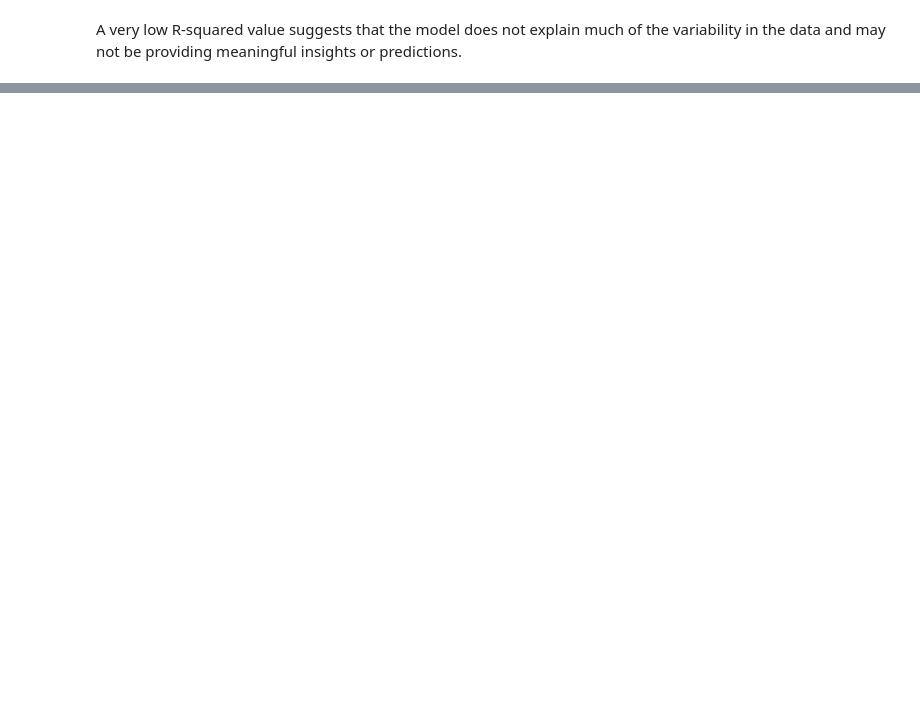
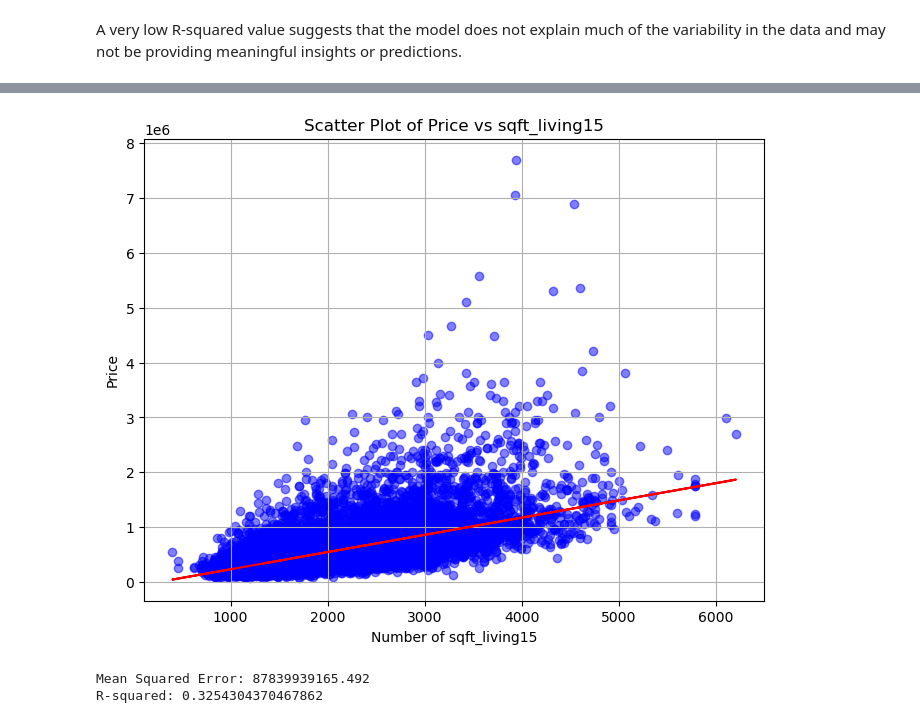
Before and after one commit to ggeorgekkariuki/Kings-Country-Housing-Project, a Jupyter notebook: student.ipynb, the cells around one changed output, grey strips where cells are left out. Cells and saved outputs as stored; diff of their text form; code cells hidden in the pictures; blank space fills up the shorter version.

```diff
--- a/student.ipynb
+++ b/student.ipynb
@@ -997,0 +731,11 @@ NameError: name 'y_pred' is not defined
+# %%
+x = kc_data_encoded[['sqft_living15']]  # Independent variable
+y = kc_data_encoded['price']       # Dependent variable
+variable_name = 'sqft_living15'
+x = kc_data_encoded[['sqft_living15']]  # Independent variable
+y = kc_data_encoded['price']       # Dependent variable
+visualize_and_evaluate_regression(x, y)
+# %% [output]
+[figure, added]
+Mean Squared Error: 87839939165.492
+R-squared: 0.3254304370467862
```
Also changed, not shown: parts of 43 cells of this notebook.
